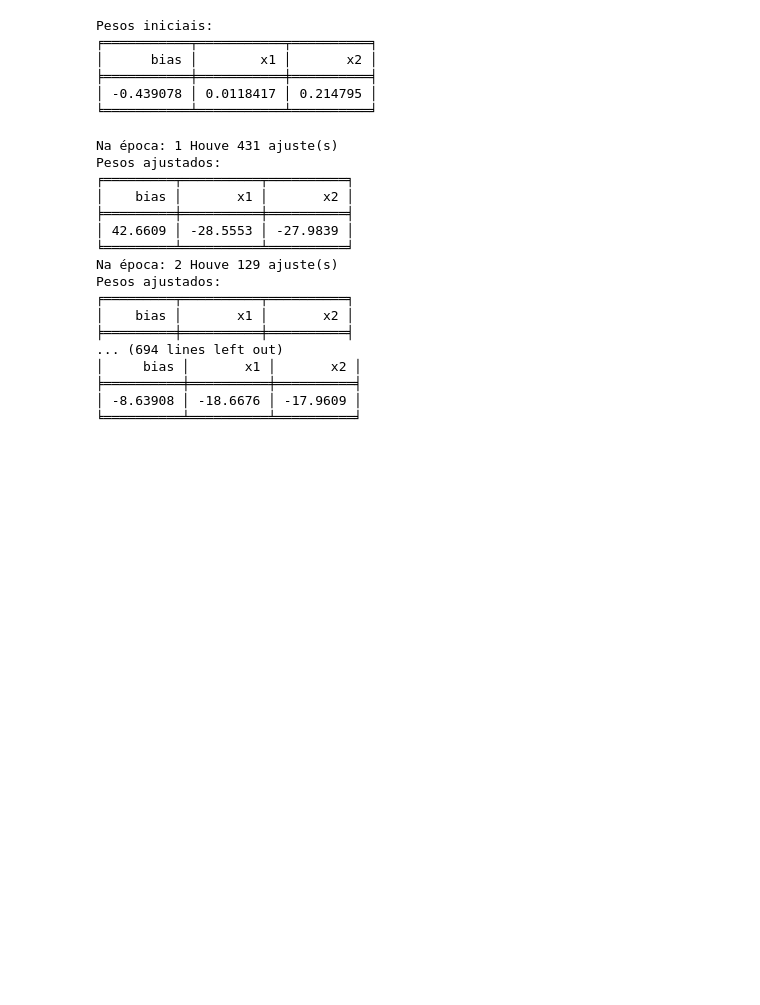
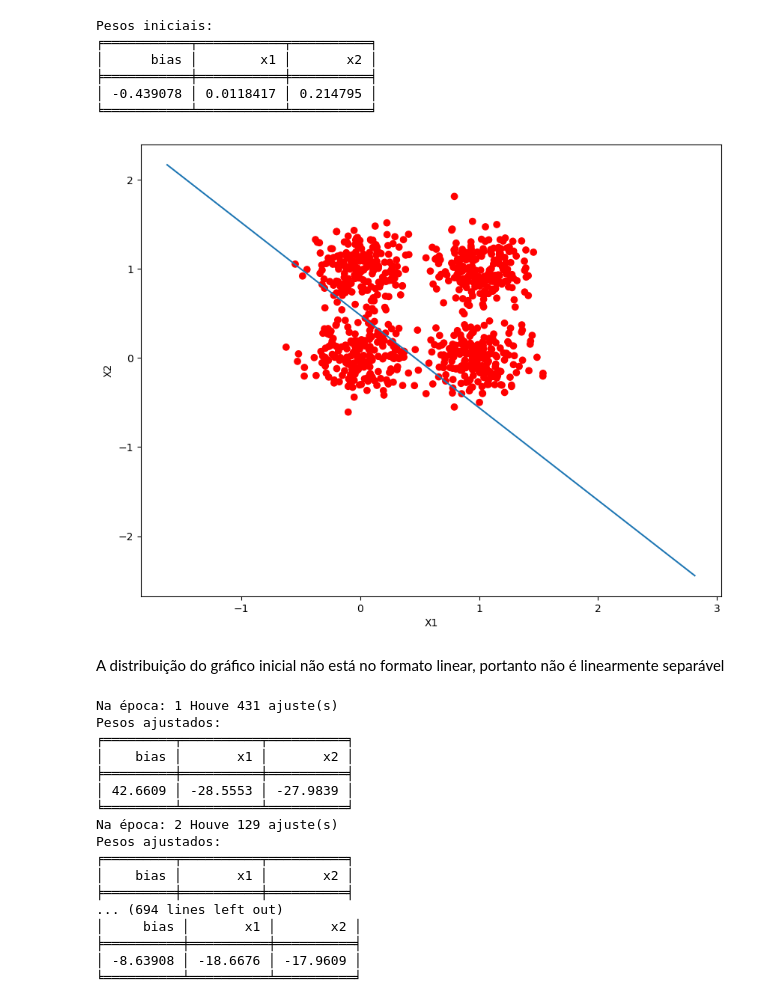
Before and after one commit to Alejandro-RL/RNA-Atividade-2.1, a Jupyter notebook: RNA_Atividade_2_1.ipynb, the cells around one changed output. Cells and saved outputs as stored; diff of their text form; code cells hidden in the pictures; blank space fills up the shorter version.

```diff
--- a/RNA_Atividade_2_1.ipynb
+++ b/RNA_Atividade_2_1.ipynb
@@ -623,6 +621,12 @@ Pesos iniciais:
 ╞═══════════╪═══════════╪══════════╡
 │ -0.439078 │ 0.0118417 │ 0.214795 │
 ╘═══════════╧═══════════╧══════════╛
+# %%
+Teste2.grafico()
+# %% [output]
+[figure, added]
+# %% [markdown]
+A distribuição do gráfico inicial não está no formato linear, portanto não é linearmente separável
 # %%
 Teste2.treinamento_holdout()
 # %% [output]
```
Also changed, not shown: parts of 3 cells of this notebook.
